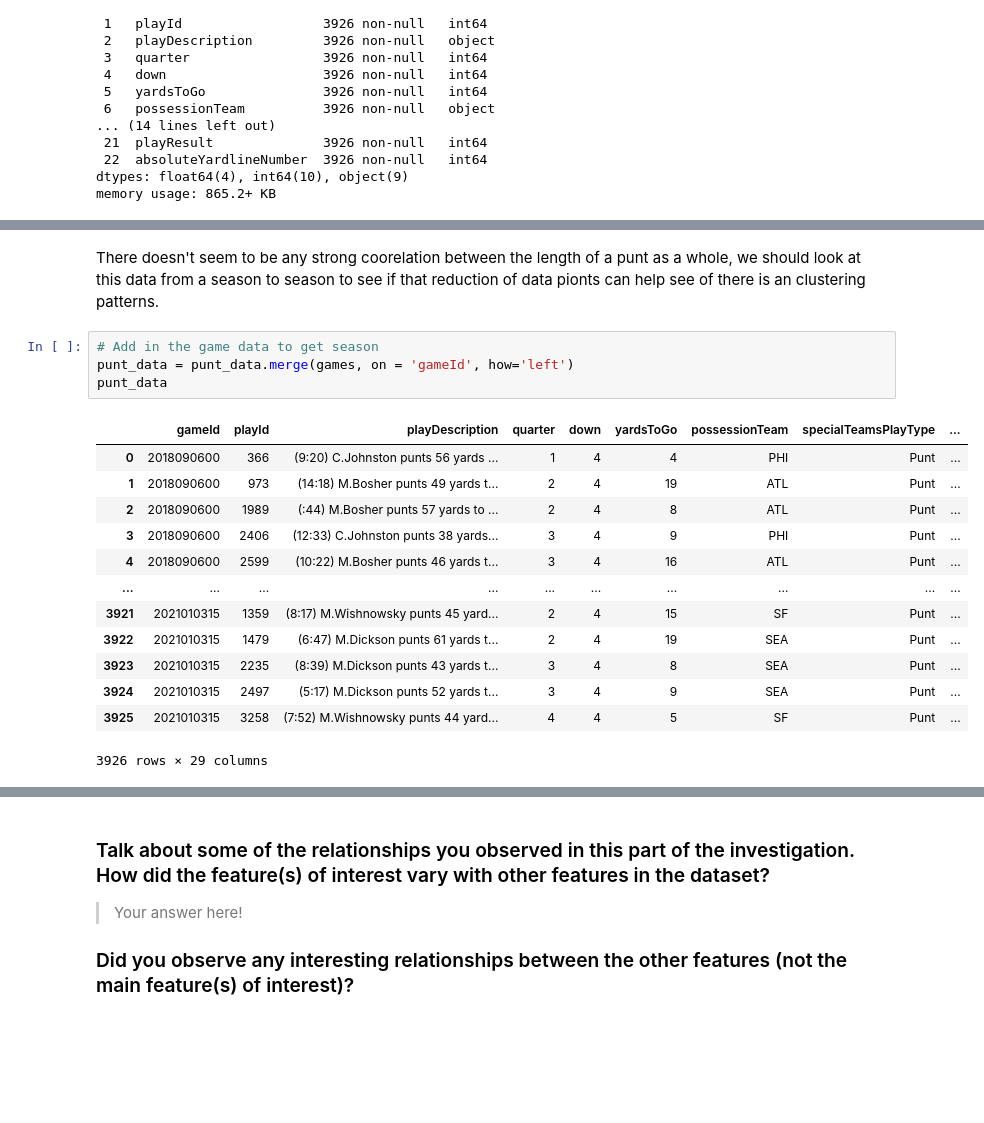
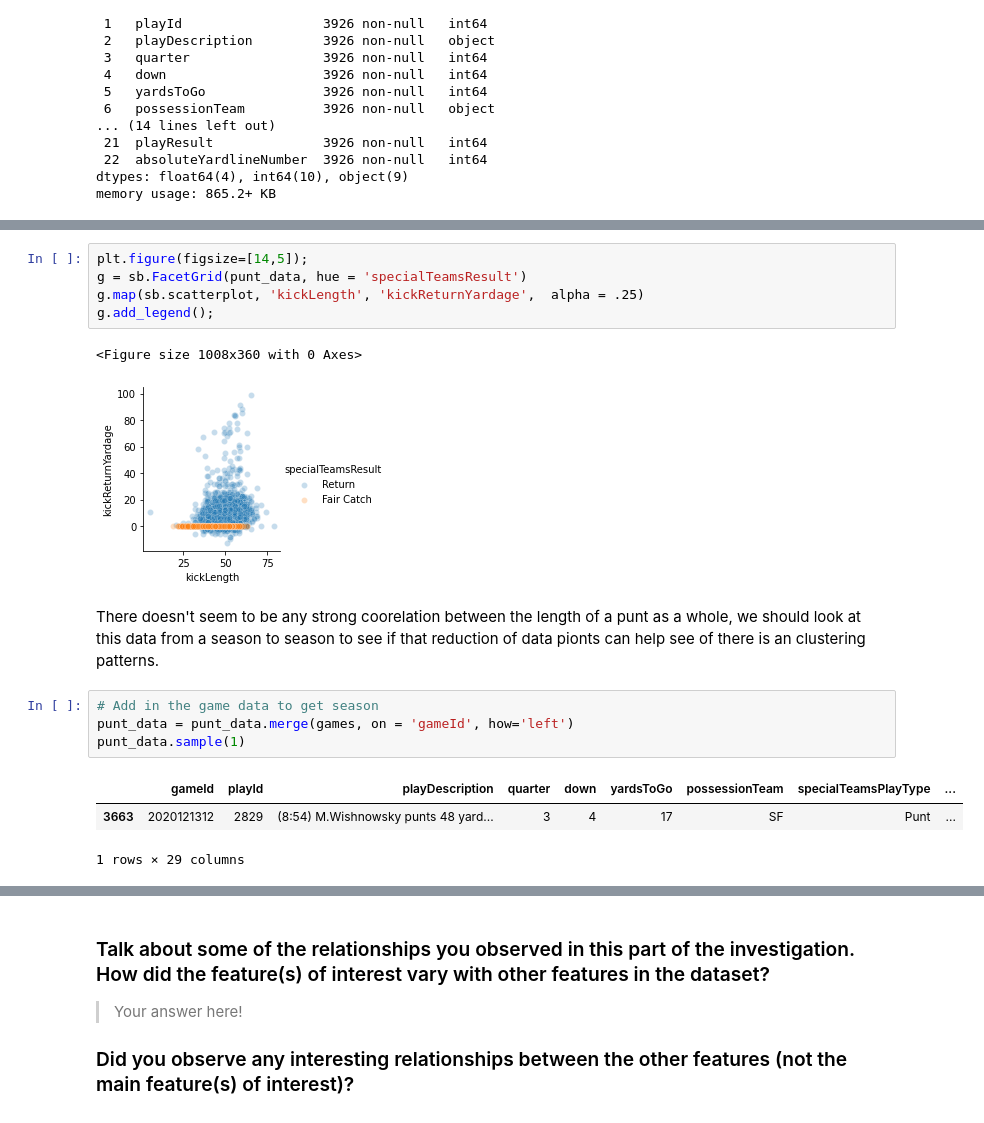
Before and after one commit to dkrejcarek/punt_analysis, a Jupyter notebook: Part_I_exploration_template.ipynb, the cells around one changed output, grey strips where cells are left out. Cells and saved outputs as stored; diff of their text form; blank space fills up the shorter version.

```diff
--- a/Part_I_exploration_template.ipynb
+++ b/Part_I_exploration_template.ipynb
@@ -402,21 +469,19 @@ plt.ylabel('Kick Return (yards)');
+# %%
+plt.figure(figsize=[14,5]);
+g = sb.FacetGrid(punt_data, hue = 'specialTeamsResult')
+g.map(sb.scatterplot, 'kickLength', 'kickReturnYardage',  alpha = .25)
+g.add_legend();
+# %% [output]
+<Figure size 1008x360 with 0 Axes>
+[figure, added]
 # %% [markdown]
 There doesn't seem to be any strong coorelation between the length of a punt as a whole, we should look at this data from a season to season to see if that reduction of data pionts can help see of there is an clustering patterns.
 # %%
 # Add in the game data to get season
 punt_data = punt_data.merge(games, on = 'gameId', how='left')
-punt_data
+punt_data.sample(1)
 # %% [output]
 |  | gameId | playId | playDescription | quarter | down | yardsToGo | possessionTeam | specialTeamsPlayType | ... |
-| 0 | 2018090600 | 366 | (9:20) C.Johnston punts 56 yards ... | 1 | 4 | 4 | PHI | Punt | ... |
-| 1 | 2018090600 | 973 | (14:18) M.Bosher punts 49 yards t... | 2 | 4 | 19 | ATL | Punt | ... |
-| 2 | 2018090600 | 1989 | (:44) M.Bosher punts 57 yards to ... | 2 | 4 | 8 | ATL | Punt | ... |
-| 3 | 2018090600 | 2406 | (12:33) C.Johnston punts 38 yards... | 3 | 4 | 9 | PHI | Punt | ... |
-| 4 | 2018090600 | 2599 | (10:22) M.Bosher punts 46 yards t... | 3 | 4 | 16 | ATL | Punt | ... |
-| ... | ... | ... | ... | ... | ... | ... | ... | ... | ... |
-| 3921 | 2021010315 | 1359 | (8:17) M.Wishnowsky punts 45 yard... | 2 | 4 | 15 | SF | Punt | ... |
-| 3922 | 2021010315 | 1479 | (6:47) M.Dickson punts 61 yards t... | 2 | 4 | 19 | SEA | Punt | ... |
-| 3923 | 2021010315 | 2235 | (8:39) M.Dickson punts 43 yards t... | 3 | 4 | 8 | SEA | Punt | ... |
-| 3924 | 2021010315 | 2497 | (5:17) M.Dickson punts 52 yards t... | 3 | 4 | 9 | SEA | Punt | ... |
-| 3925 | 2021010315 | 3258 | (7:52) M.Wishnowsky punts 44 yard... | 4 | 4 | 5 | SF | Punt | ... |
+| 3663 | 2020121312 | 2829 | (8:54) M.Wishnowsky punts 48 yard... | 3 | 4 | 17 | SF | Punt | ... |
-3926 rows × 29 columns
+1 rows × 29 columns
 # %%
```
Also changed, not shown: parts of 10 cells of this notebook.
